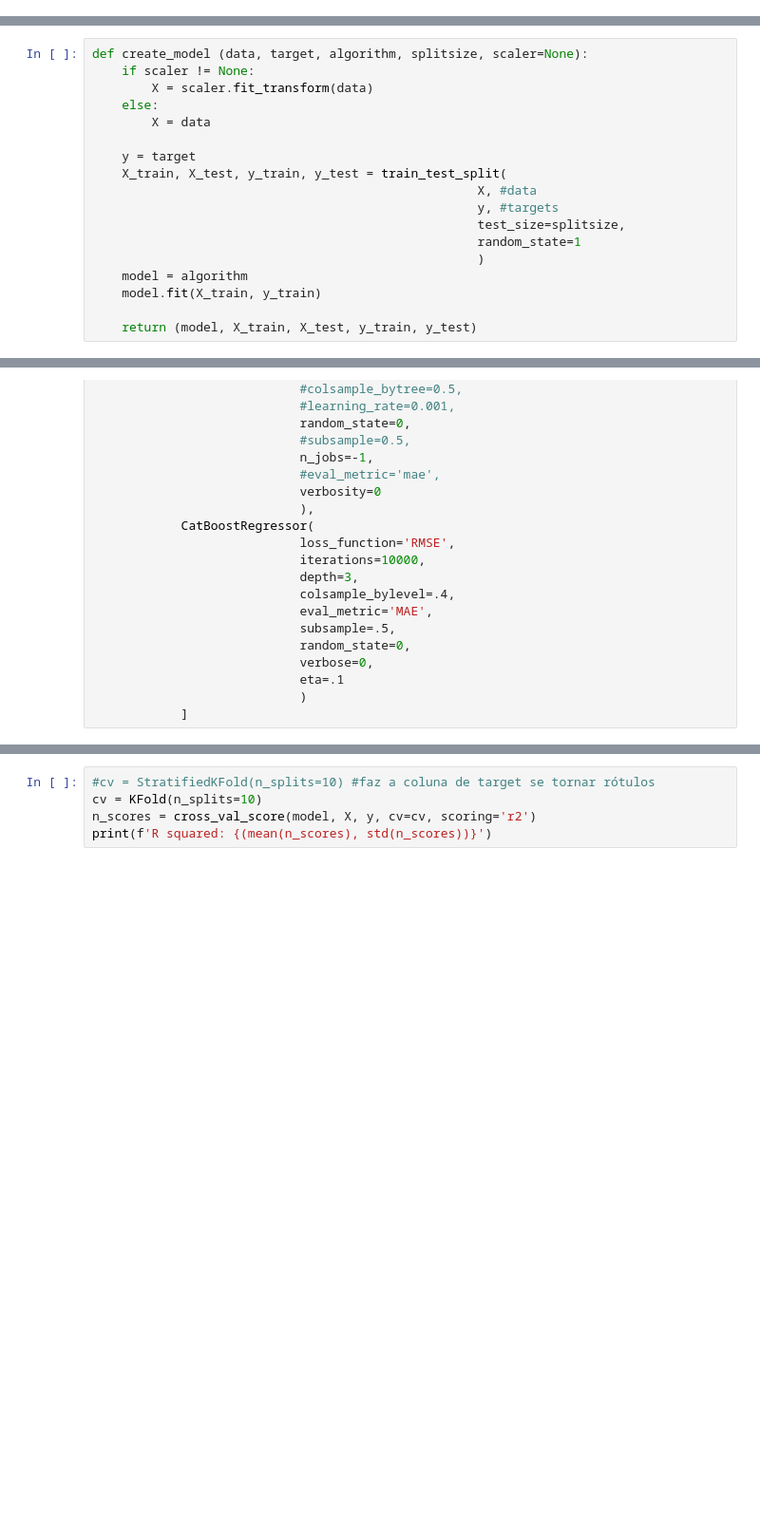
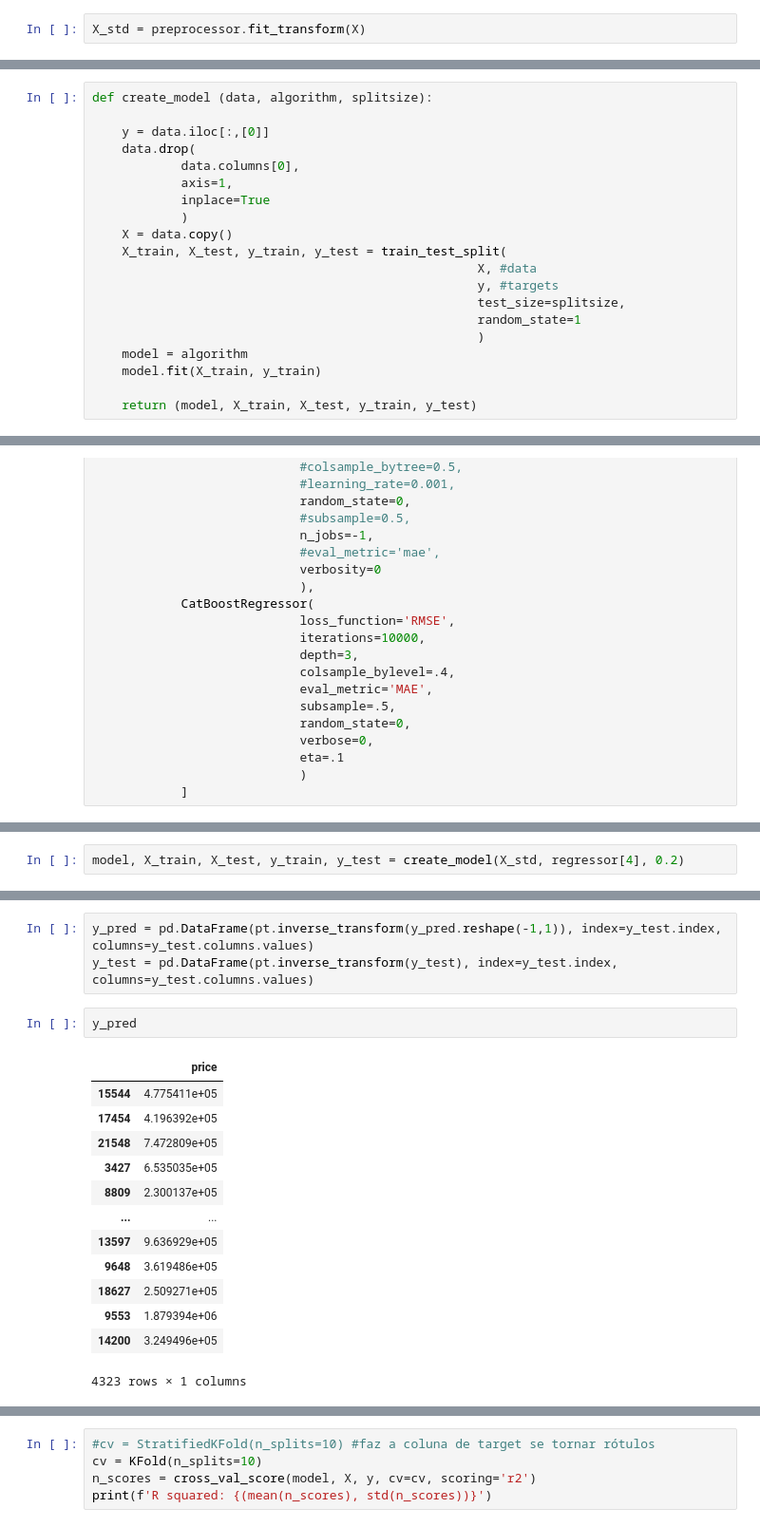
Before and after one commit to oiac23/house-prices-prediction, a Jupyter notebook: Modeling_Linear_Regression.ipynb, the cells around one changed output, grey strips where cells are left out. Shown at 95% size. Saved outputs shown, nothing was run; the diff lists cells and outputs as text; blank space fills up the shorter version.

Commit message:
Atualizado com Pipeline e ColumnTransfomer

```diff
--- a/Modeling_Linear_Regression.ipynb
+++ b/Modeling_Linear_Regression.ipynb
@@ -843,13 +851,17 @@ X.drop(
+# %%
+X_std = preprocessor.fit_transform(X)
 # %% [markdown]
 ## <center>Modelos</center>
 # %%
-def create_model (data, target, algorithm, splitsize, scaler=None):
-    if scaler != None:
-        X = scaler.fit_transform(data)
-    else:
-        X = data
+def create_model (data, algorithm, splitsize):
 
-    y = target
+    y = data.iloc[:,[0]]
+    data.drop(
+            data.columns[0],
+            axis=1,
+            inplace=True
+            )
+    X = data.copy()
     X_train, X_test, y_train, y_test = train_test_split(
                                                     X, #data
                                                     y, #targets
@@ -906,3 +910,5 @@ model, X_train, X_test, y_train, y_test = create_model(X, y, regressor[3], 0.2)
+# %%
+model, X_train, X_test, y_train, y_test = create_model(X_std, regressor[4], 0.2)
 # %%
 y_pred = model.predict(X_test)
 
@@ -923 +929,20 @@ R2 (Training): 0.9255470595834567
+# %%
+y_pred = pd.DataFrame(pt.inverse_transform(y_pred.reshape(-1,1)), index=y_test.index, columns=y_test.columns.values)
+y_test = pd.DataFrame(pt.inverse_transform(y_test), index=y_test.index, columns=y_test.columns.values)
+# %%
+y_pred
+# %% [output]
+|  | price |
+| 15544 | 4.775411e+05 |
+| 17454 | 4.196392e+05 |
+| 21548 | 7.472809e+05 |
+| 3427 | 6.535035e+05 |
+| 8809 | 2.300137e+05 |
+| ... | ... |
+| 13597 | 9.636929e+05 |
+| 9648 | 3.619486e+05 |
+| 18627 | 2.509271e+05 |
+| 9553 | 1.879394e+06 |
+| 14200 | 3.249496e+05 |
+4323 rows × 1 columns
 # %%
```
Also changed, not shown: parts of 16 cells of this notebook, 6 other files.
